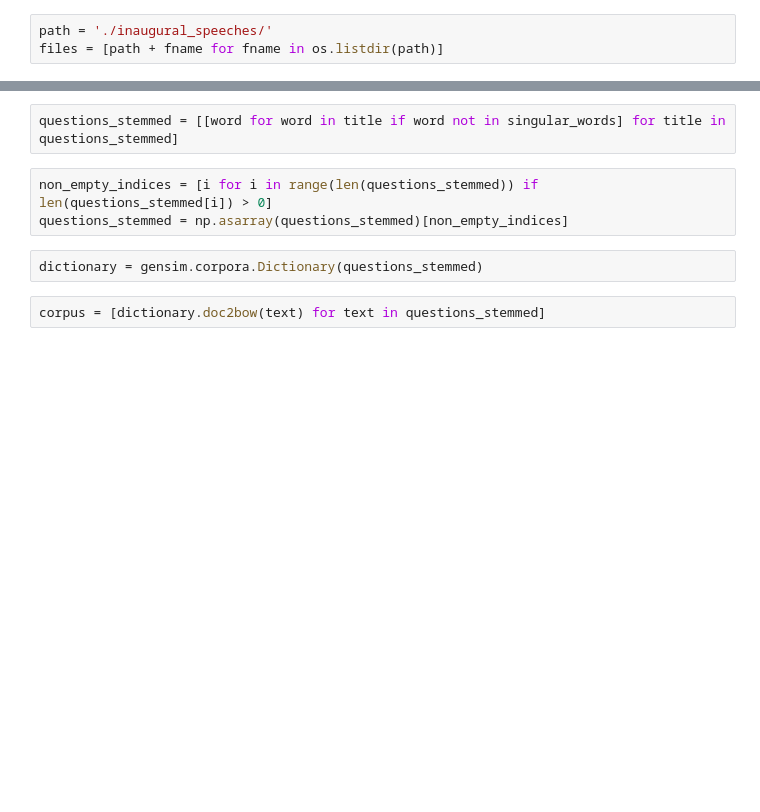
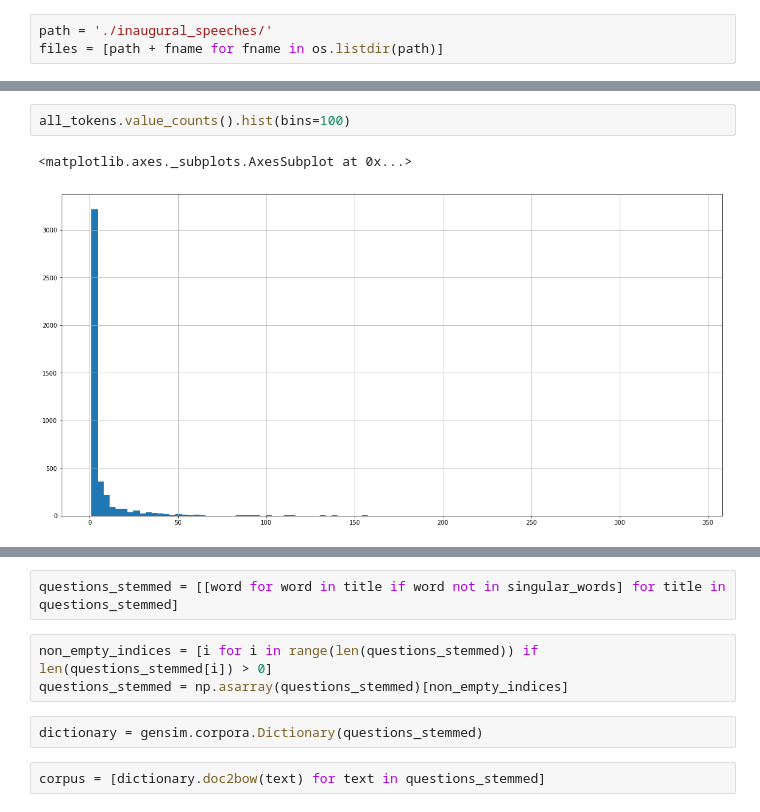
Before and after one commit to NVTACSI/minihackathon_jvn, a Jupyter notebook: Untitled.ipynb, the cells around one changed output, grey strips where cells are left out. Drawn from its saved outputs; the diff is of its cells as text; blank space fills up the shorter version.

```diff
--- a/Untitled.ipynb
+++ b/Untitled.ipynb
@@ -50,0 +93,5 @@ all_tokens = [[c.lower() for c in token] for token in all_tokens]
+# %%
+all_tokens.value_counts().hist(bins=100)
+# %% [output]
+<matplotlib.axes._subplots.AxesSubplot at 0x...>
+[figure, added]
```
Also changed, not shown: parts of 19 cells of this notebook.
